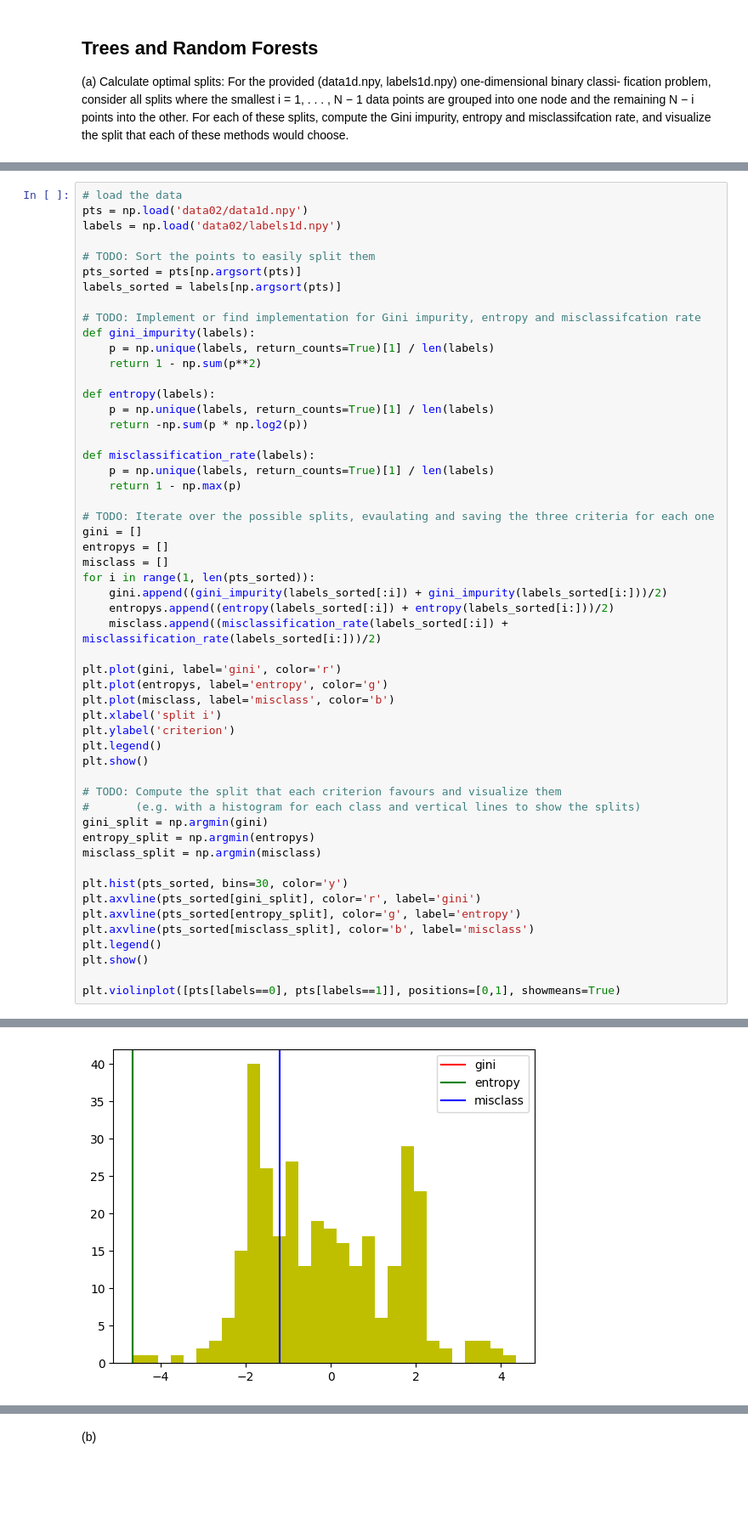
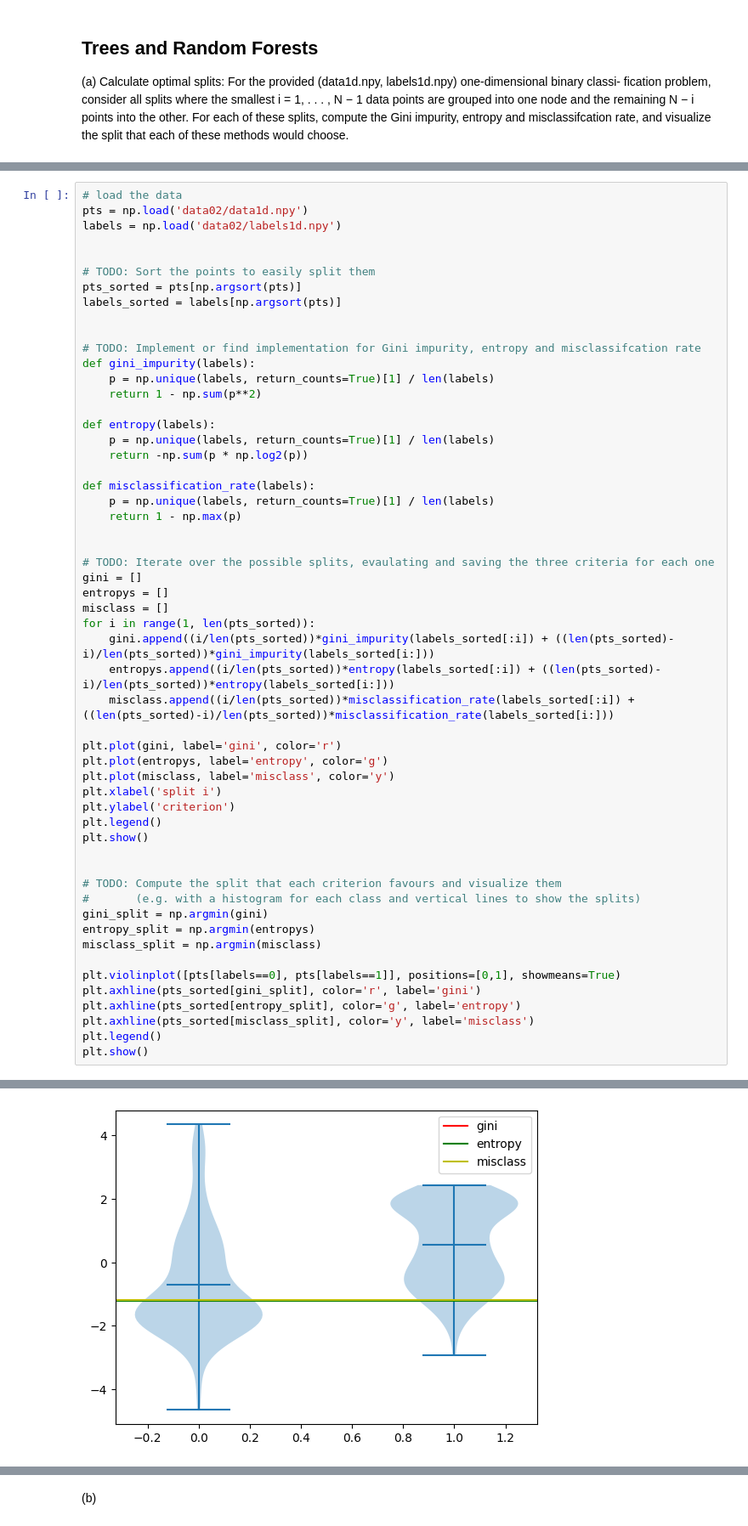
Before and after one commit to bGuenes/mlph2023-Exercises, a Jupyter notebook: sheet02.ipynb, the cells around one changed output, grey strips where cells are left out. Shown at 85% size. Saved outputs shown, nothing was run; the diff lists cells and outputs as text; blank space fills up the shorter version.

```diff
--- a/sheet02.ipynb
+++ b/sheet02.ipynb
@@ -17,9 +13,11 @@ from matplotlib import pyplot as plt
 pts = np.load('data02/data1d.npy')
 labels = np.load('data02/labels1d.npy')
 
+
 # TODO: Sort the points to easily split them
 pts_sorted = pts[np.argsort(pts)]
 labels_sorted = labels[np.argsort(pts)]
+
 
 # TODO: Implement or find implementation for Gini impurity, entropy and misclassifcation rate
 def gini_impurity(labels):
@@ -34,22 +32,24 @@ def misclassification_rate(labels):
     p = np.unique(labels, return_counts=True)[1] / len(labels)
     return 1 - np.max(p)
 
+
 # TODO: Iterate over the possible splits, evaulating and saving the three criteria for each one
 gini = []
 entropys = []
 misclass = []
 for i in range(1, len(pts_sorted)):
-    gini.append((gini_impurity(labels_sorted[:i]) + gini_impurity(labels_sorted[i:]))/2)
-    entropys.append((entropy(labels_sorted[:i]) + entropy(labels_sorted[i:]))/2)
-    misclass.append((misclassification_rate(labels_sorted[:i]) + misclassification_rate(labels_sorted[i:]))/2)
+    gini.append((i/len(pts_sorted))*gini_impurity(labels_sorted[:i]) + ((len(pts_sorted)-i)/len(pts_sorted))*gini_impurity(labels_sorted[i:]))
+    entropys.append((i/len(pts_sorted))*entropy(labels_sorted[:i]) + ((len(pts_sorted)-i)/len(pts_sorted))*entropy(labels_sorted[i:]))
+    misclass.append((i/len(pts_sorted))*misclassification_rate(labels_sorted[:i]) + ((len(pts_sorted)-i)/len(pts_sorted))*misclassification_rate(labels_sorted[i:]))
 
 plt.plot(gini, label='gini', color='r')
 plt.plot(entropys, label='entropy', color='g')
-plt.plot(misclass, label='misclass', color='b')
+plt.plot(misclass, label='misclass', color='y')
 plt.xlabel('split i')
 plt.ylabel('criterion')
 plt.legend()
 plt.show()
+
 
 # TODO: Compute the split that each criterion favours and visualize them
 #       (e.g. with a histogram for each class and vertical lines to show the splits)
@@ -57,12 +57,10 @@ gini_split = np.argmin(gini)
 entropy_split = np.argmin(entropys)
 misclass_split = np.argmin(misclass)
 
-plt.hist(pts_sorted, bins=30, color='y')
-plt.axvline(pts_sorted[gini_split], color='r', label='gini')
-plt.axvline(pts_sorted[entropy_split], color='g', label='entropy')
-plt.axvline(pts_sorted[misclass_split], color='b', label='misclass')
+plt.violinplot([pts[labels==0], pts[labels==1]], positions=[0,1], showmeans=True)
+plt.axhline(pts_sorted[gini_split], color='r', label='gini')
+plt.axhline(pts_sorted[entropy_split], color='g', label='entropy')
+plt.axhline(pts_sorted[misclass_split], color='y', label='misclass')
 plt.legend()
 plt.show()
-
-plt.violinplot([pts[labels==0], pts[labels==1]], positions=[0,1], showmeans=True)
 # %% [output]
@@ -70 +68 @@ plt.violinplot([pts[labels==0], pts[labels==1]], positions=[0,1], showmeans=True
-[figure, old version]
+[figure, new version]
```
Also changed, not shown: parts of 6 cells of this notebook.
